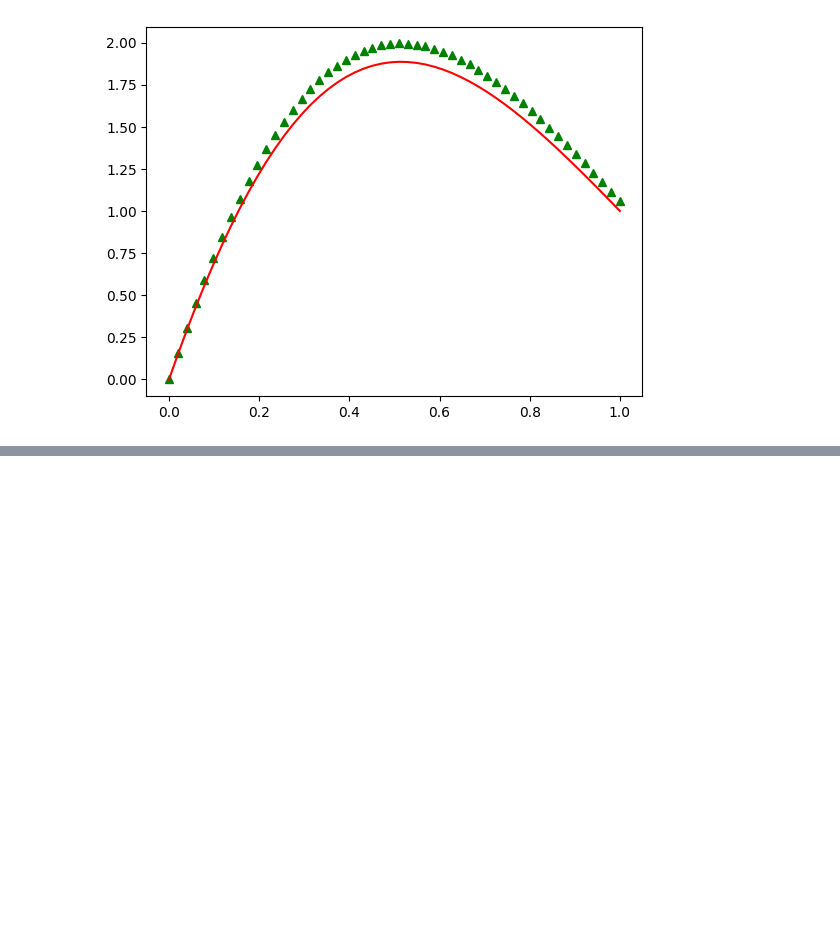
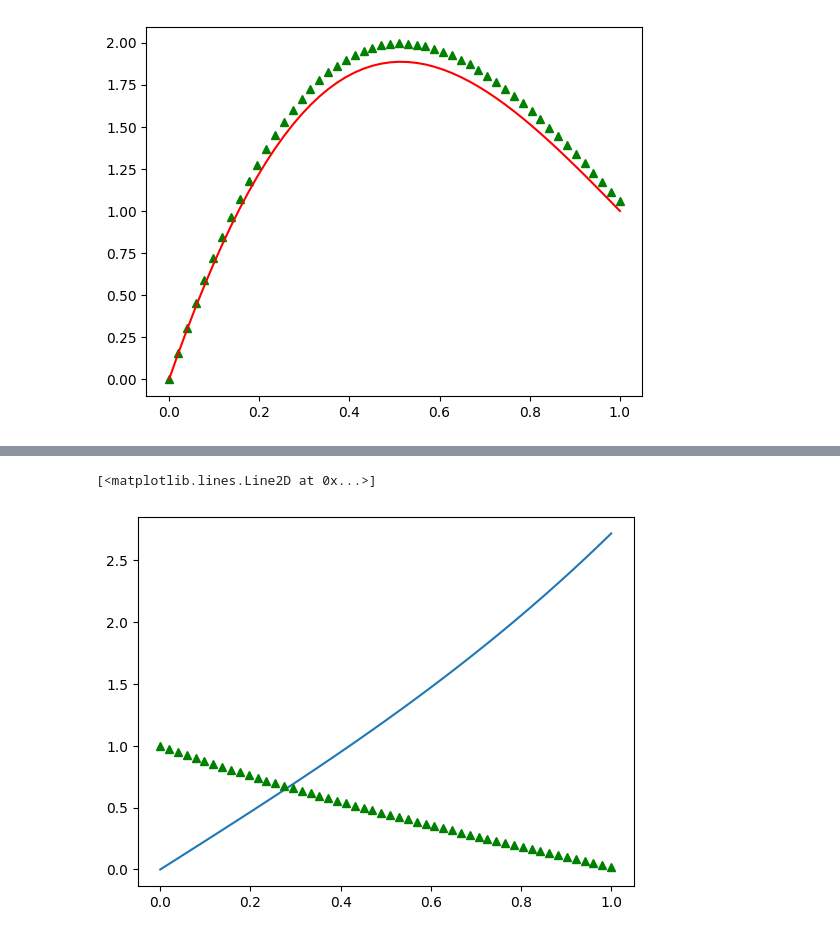
Before and after one commit to 19peirooo/Programas, a Jupyter notebook: Repaso/FiniteDifferences.ipynb, the cells around one changed output, grey strips where cells are left out. Drawn from its saved outputs; the diff is of its cells as text; code cells hidden in the pictures; blank space fills up the shorter version.

```diff
--- a/Repaso/FiniteDifferences.ipynb
+++ b/Repaso/FiniteDifferences.ipynb
@@ -341,0 +391,4 @@ plt.plot(x_vals,y_true,color="red")
+# %%
+fx = np.zeros(n+1)
+fx[0] = -y0
+fx[-1] = -y1
@@ -341,0 +402,4 @@ plt.plot(x_vals,y_true,color="red")
+# %%
+y= np.linalg.solve(M,fx)
+# %%
+y = np.insert(y,0,y0)
@@ -341,0 +420,11 @@ plt.plot(x_vals,y_true,color="red")
+# %%
+e = np.e
+A = -1/(e**2 - 1)
+B = 1 - A
+y_true = A*np.exp(x_vals) + B*np.exp(x_vals)
+# %%
+plt.plot(x_vals,y_true)
+plt.plot(x_vals,y,"g^")
+# %% [output]
+[<matplotlib.lines.Line2D at 0x...>]
+[figure, added]
```
Also changed, not shown: parts of 8 cells of this notebook.
